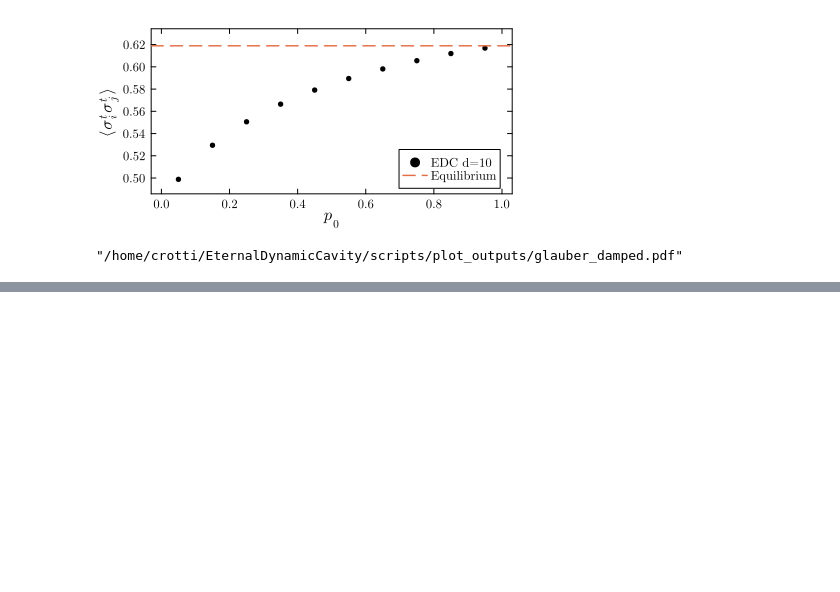
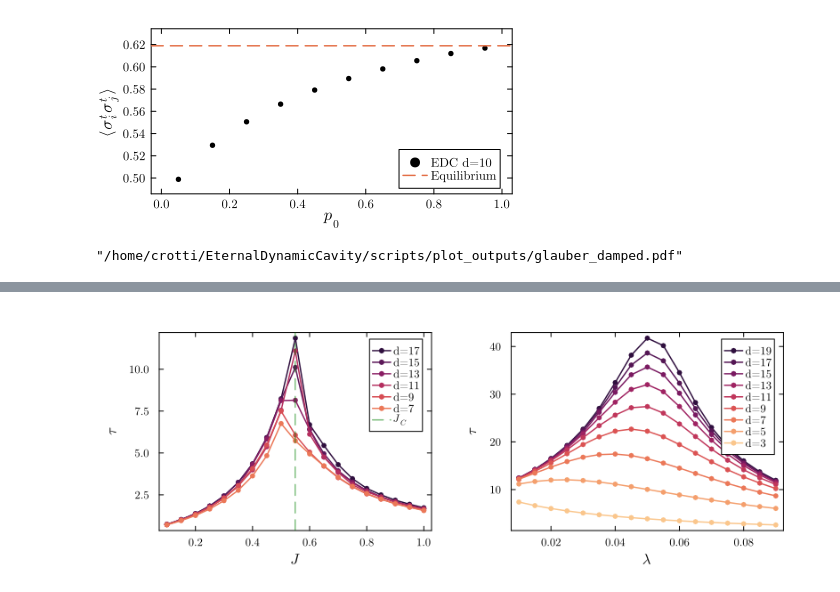
Before and after one commit to stecrotti/EternalDynamicCavity, a Jupyter notebook: scripts/plots.ipynb, the cells around one changed output, grey strips where cells are left out. Cells and saved outputs as stored; diff of their text form; code cells hidden in the pictures; blank space fills up the shorter version.

```diff
--- a/scripts/plots.ipynb
+++ b/scripts/plots.ipynb
@@ -400,0 +427,5 @@ savefig(pl_damped, "plot_outputs/glauber_damped.pdf")
+# %%
+pl_corr = plot(pl_glauber, pl_sis, size=(800,300),
+    margin=5Plots.mm)
+# %% [output]
+[figure, added]
```
Also changed, not shown: parts of 10 cells of this notebook, 4 other files.
